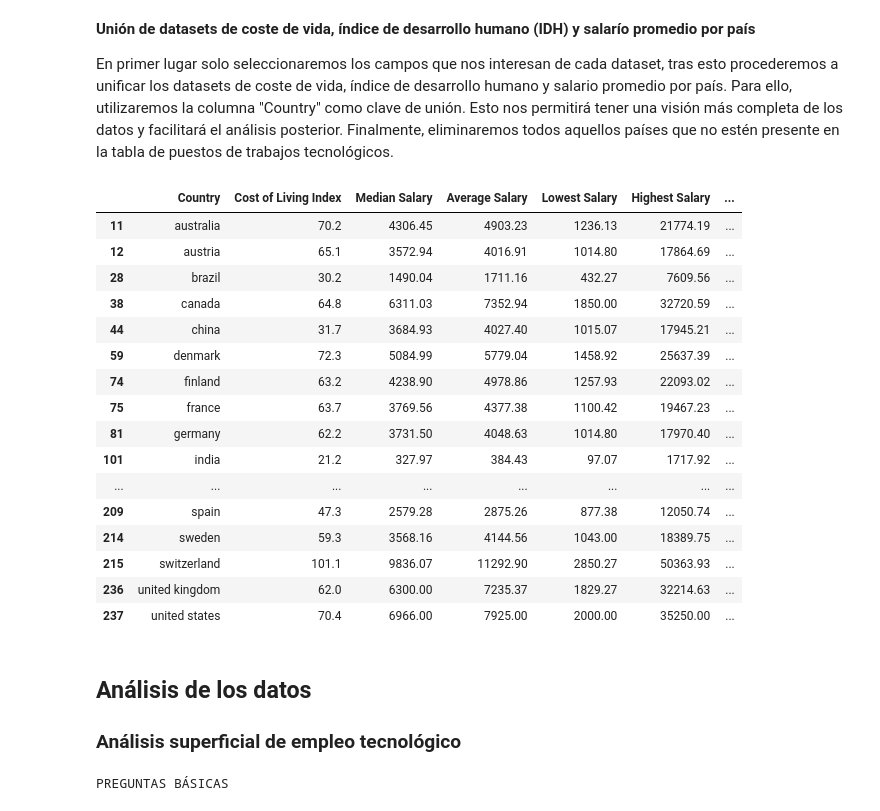
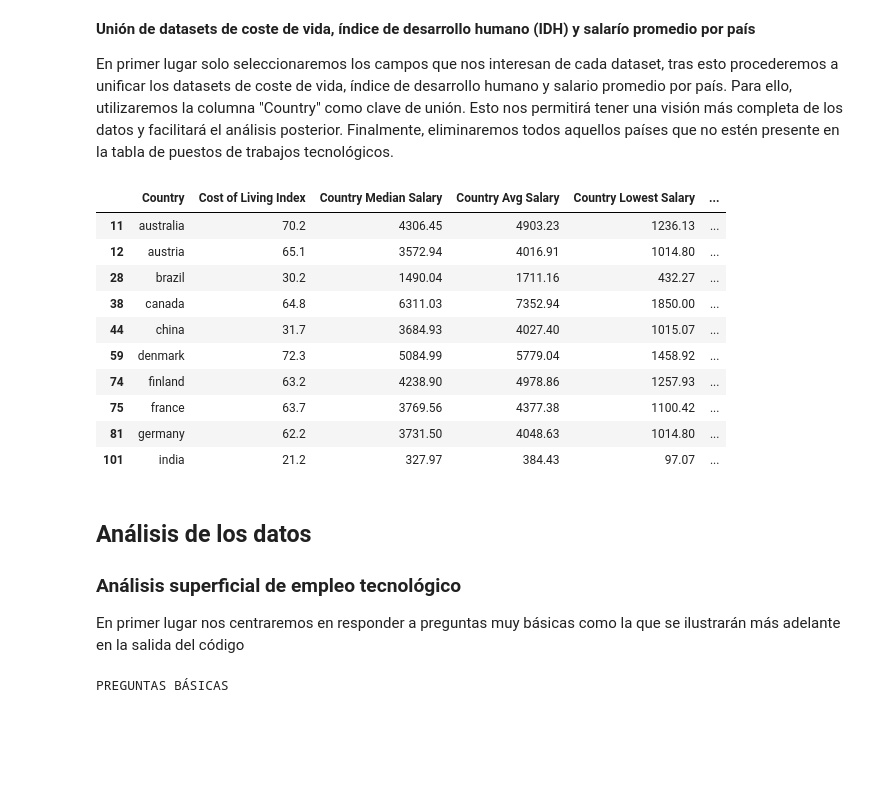
Before and after one commit to MichaeLaudrup/Python_for_AI_VIU, a Jupyter notebook: dataset_project/01_MIAR_ACT_Dataset_Michael_Laudrup_luis_glez.ipynb, the cells around one changed output. Cells and saved outputs as stored; diff of their text form; code cells hidden in the pictures; blank space fills up the shorter version.

```diff
--- a/dataset_project/01_MIAR_ACT_Dataset_Michael_Laudrup_luis_glez.ipynb
+++ b/dataset_project/01_MIAR_ACT_Dataset_Michael_Laudrup_luis_glez.ipynb
@@ -314,35 +333,45 @@ En primer lugar solo seleccionaremos los campos que nos interesan de cada datase
 # %%
 life_cost_reduced = cost_of_life_df[['Country', 'Cost of Living Index']]
 avg_salary_reduced = avg_salary_df.drop(columns=['Continent Name', 'Wage Span'])
 idh_reduced = idh_df[['Country', 'Human Development Index']]
 
 countries_in_jobs_df = all_tech_jobs_df['Country'].unique()
 
 indicators_by_country = pd.merge(pd.merge(life_cost_reduced, avg_salary_reduced, on='Country', how='outer'), idh_reduced, on='Country', how='outer')
 indicators_by_country = indicators_by_country[indicators_by_country['Country'].isin(countries_in_jobs_df)]
+indicators_by_country = indicators_by_country.rename(columns={
+    'Median Salary': 'Country Median Salary',
+    'Average Salary': 'Country Avg Salary',
+    'Lowest Salary': 'Country Lowest Salary',
+    'Highest Salary': 'Country Highest Salary'
+})
 
-display(indicators_by_country)
+indicators_by_country = indicators_by_country.dropna(subset=[
+    'Country Median Salary',
+    'Country Avg Salary',
+    'Country Lowest Salary',
+    'Country Highest Salary',
+    'Human Development Index'
+])
+
+display(indicators_by_country.head(10))
 # %% [output]
-|  | Country | Cost of Living Index | Median Salary | Average Salary | Lowest Salary | Highest Salary | ... |
-| 11 | australia | 70.2 | 4306.45 | 4903.23 | 1236.13 | 21774.19 | ... |
-| 12 | austria | 65.1 | 3572.94 | 4016.91 | 1014.80 | 17864.69 | ... |
-| 28 | brazil | 30.2 | 1490.04 | 1711.16 | 432.27 | 7609.56 | ... |
-| 38 | canada | 64.8 | 6311.03 | 7352.94 | 1850.00 | 32720.59 | ... |
-| 44 | china | 31.7 | 3684.93 | 4027.40 | 1015.07 | 17945.21 | ... |
-| 59 | denmark | 72.3 | 5084.99 | 5779.04 | 1458.92 | 25637.39 | ... |
-| 74 | finland | 63.2 | 4238.90 | 4978.86 | 1257.93 | 22093.02 | ... |
-| 75 | france | 63.7 | 3769.56 | 4377.38 | 1100.42 | 19467.23 | ... |
-| 81 | germany | 62.2 | 3731.50 | 4048.63 | 1014.80 | 17970.40 | ... |
-| 101 | india | 21.2 | 327.97 | 384.43 | 97.07 | 1717.92 | ... |
-| ... | ... | ... | ... | ... | ... | ... | ... |
-| 209 | spain | 47.3 | 2579.28 | 2875.26 | 877.38 | 12050.74 | ... |
-| 214 | sweden | 59.3 | 3568.16 | 4144.56 | 1043.00 | 18389.75 | ... |
-| 215 | switzerland | 101.1 | 9836.07 | 11292.90 | 2850.27 | 50363.93 | ... |
-| 236 | united kingdom | 62.0 | 6300.00 | 7235.37 | 1829.27 | 32214.63 | ... |
-| 237 | united states | 70.4 | 6966.00 | 7925.00 | 2000.00 | 35250.00 | ... |
+|  | Country | Cost of Living Index | Country Median Salary | Country Avg Salary | Country Lowest Salary | ... |
+| 11 | australia | 70.2 | 4306.45 | 4903.23 | 1236.13 | ... |
+| 12 | austria | 65.1 | 3572.94 | 4016.91 | 1014.80 | ... |
+| 28 | brazil | 30.2 | 1490.04 | 1711.16 | 432.27 | ... |
+| 38 | canada | 64.8 | 6311.03 | 7352.94 | 1850.00 | ... |
+| 44 | china | 31.7 | 3684.93 | 4027.40 | 1015.07 | ... |
+| 59 | denmark | 72.3 | 5084.99 | 5779.04 | 1458.92 | ... |
+| 74 | finland | 63.2 | 4238.90 | 4978.86 | 1257.93 | ... |
+| 75 | france | 63.7 | 3769.56 | 4377.38 | 1100.42 | ... |
+| 81 | germany | 62.2 | 3731.50 | 4048.63 | 1014.80 | ... |
+| 101 | india | 21.2 | 327.97 | 384.43 | 97.07 | ... |
 # %% [markdown]
 ## Análisis de los datos
 ### Análisis superficial de empleo tecnológico
+
+En primer lugar nos centraremos en responder a preguntas muy básicas como la que se ilustrarán más adelante en la salida del código
 # %%
 num_countries = all_tech_jobs_df['Country'].nunique()
 max_data = round(all_tech_jobs_df['Salary USD'].max(), 2)
```
Also changed, not shown: parts of 38 cells of this notebook, 1 other file.
